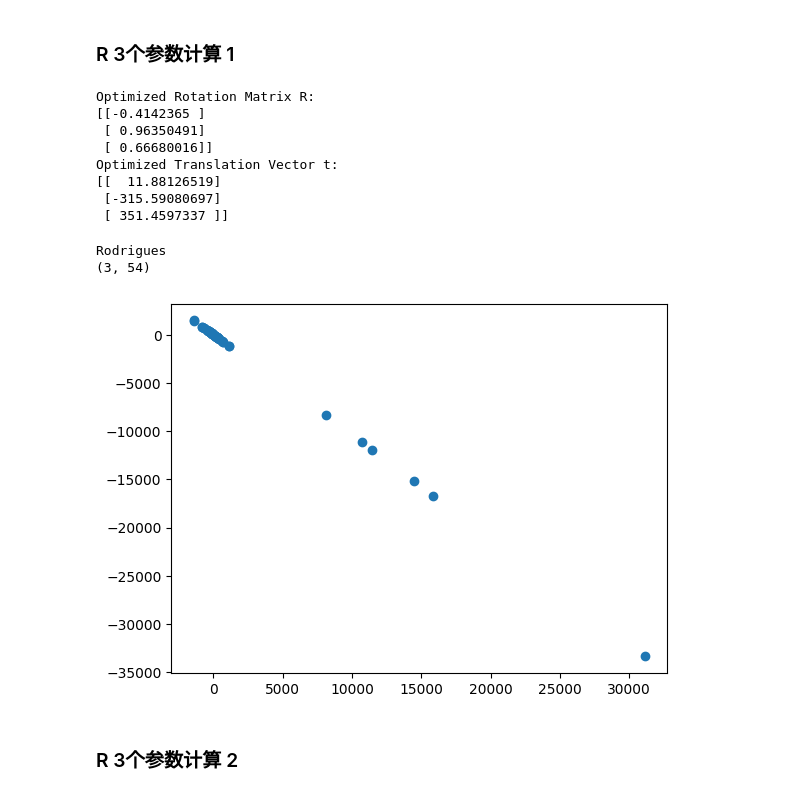
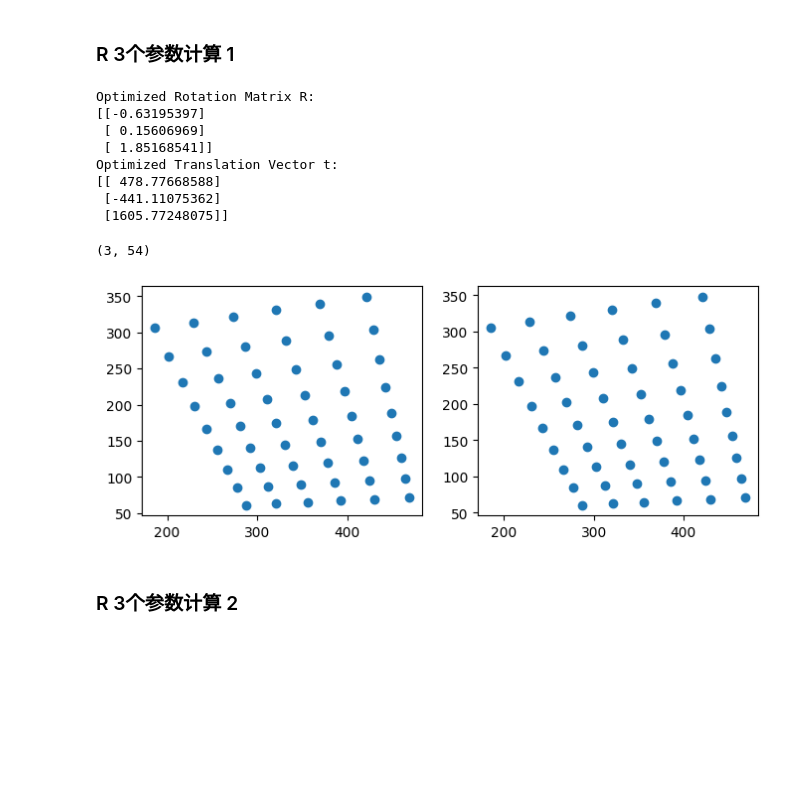
Before and after one commit to LinYuOu/Camera-Calibrate, a Jupyter notebook: 相机标定/1.ipynb, the cells around one changed output. Cells and saved outputs as stored; diff of their text form; code cells hidden in the pictures; blank space fills up the shorter version.

```diff
--- a/相机标定/1.ipynb
+++ b/相机标定/1.ipynb
@@ -468,26 +409,19 @@ def rotation_mtx(theta, axis = None):
 # 定义目标函数
 def objective(params=None):
     # 从参数中提取旋转矩阵R和平移向量t
-    # if Rodrigues:
-    # print('Rodrigues')
-    Rv = params[:3].reshape(-1, 1)
-    R,_ = cv2.Rodrigues(Rv)
-    # else:
-    #     Rx, Ry, Rz = rotation_mtx(params[0], 'x'),rotation_mtx(params[1], 'y'),rotation_mtx(params[2], 'z')
-    #     R = Rx @ Ry @ Rz
+    if Rodrigues:
+        print('Rodrigues')
+        Rv = params[:3].reshape(-1, 1)
+        R,_ = cv2.Rodrigues(Rv)
+    else:
+        Rx, Ry, Rz = rotation_mtx(params[0], 'x'),rotation_mtx(params[1], 'y'),rotation_mtx(params[2], 'z')
+        R = Rx @ Ry @ Rz
     t = params[3:].reshape(-1, 1)
     # 计算P2 预测值
     R_t = np.hstack((R, t))
     P2_pred = M1 @ R_t @ P1  # (3, 54) 54是角点的数目
     # print(P2_pred.shape)
-    # P2_pred /= (P2_pred[2,:]) + 1
-
-    # P2_pred /= P2_pred[:,2] + 1
-    # # 归一化
-    # for i in range(P2_pred.shape[1]):
-    #     P2_pred[0][i] /= P2_pred[2][i] +1
-    #     P2_pred[1][i] /= P2_pred[2][i] +1
-    #     P2_pred[2][i] = 1
+    P2_pred /= (P2_pred[2,:]) + 1
 
     # 计算残差
     residuals = (P2 - P2_pred )
@@ -499,8 +433,7 @@ from scipy.optimize import least_squares
 # 初始化参数
 Rotation_mtx_n = 3
 initial_params = np.zeros(Rotation_mtx_n + 3)  # 旋转矩阵R(3个参数) + 平移向量t(3个参数)
-# lambda_reg = 0   # 正则化项
-# Rodrigues = 1
+Rodrigues = 0
 
 P1 = np.hstack((obj_point,np.ones((obj_point.shape[0], 1)))).T
 P2 = np.squeeze(img_point)
@@ -520,39 +453,41 @@ print("Optimized Translation Vector t:")
 print(t_optimized)
 # %% [output]
 Optimized Rotation Matrix R:
-[[-0.4142365 ]
- [ 0.96350491]
- [ 0.66680016]]
+[[-0.63195397]
+ [ 0.15606969]
+ [ 1.85168541]]
 Optimized Translation Vector t:
-[[  11.88126519]
- [-315.59080697]
- [ 351.4597337 ]]
+[[ 478.77668588]
+ [-441.11075362]
+ [1605.77248075]]
 # %%
 # 验证一下转换的效果
 # 计算P2 预测值
 R_optimized = np.squeeze(R_optimized)
-# if Rodrigues:
-Rv = R_optimized[:3].reshape(-1, 1)
-R,_ = cv2.Rodrigues(Rv)
-# else:
-    # Rx, Ry, Rz = rotation_mtx(R_optimized[0], 'x'),rotation_mtx(R_optimized[1], 'y'),rotation_mtx(R_optimized[2], 'z')
-    # R = Rx @ Ry @ Rz
+if Rodrigues:
+    print('Rodrigues')
+    Rv = R_optimized[:3].reshape(-1, 1)
+    R,_ = cv2.Rodrigues(Rv)
+else:
+    Rx, Ry, Rz = rotation_mtx(R_optimized[0], 'x'),rotation_mtx(R_optimized[1], 'y'),rotation_mtx(R_optimized[2], 'z')
+    R = Rx @ Ry @ Rz
 R_t = np.hstack((R, t_optimized))
 P2_pred = M1 @ R_t @ P1  # (3, 54) 54是角点的数目
 P2_pred = P2_pred
 print(P2_pred.shape)
 P2_pred /= (P2_pred[2,:])
 ''' 等价于下面的形式 '''
 # for i in range(len(P2_pred[0])):
 #         P2_pred[0][i] /= P2_pred[2][i] +1
 #         P2_pred[1][i] /= P2_pred[2][i] +1
 #         P2_pred[2][i] = 1
-plt.scatter(P2_pred[0, :],P2_pred[1, :])
+fig, axs = plt.subplots(1, 2, figsize=(8,3))
+axs[0].scatter(P2_pred[0,:],P2_pred[1,:])
+axs[1].scatter(img_point[:n_points,0], img_point[:n_points,1])
 plt.show()
 # %% [output]
-Rodrigues
 (3, 54)
-[figure, old version]
+[figure, new version]
 # %% [markdown]
 ### R 3个参数计算 2
 # %%
```
Also changed, not shown: parts of 14 cells of this notebook.
